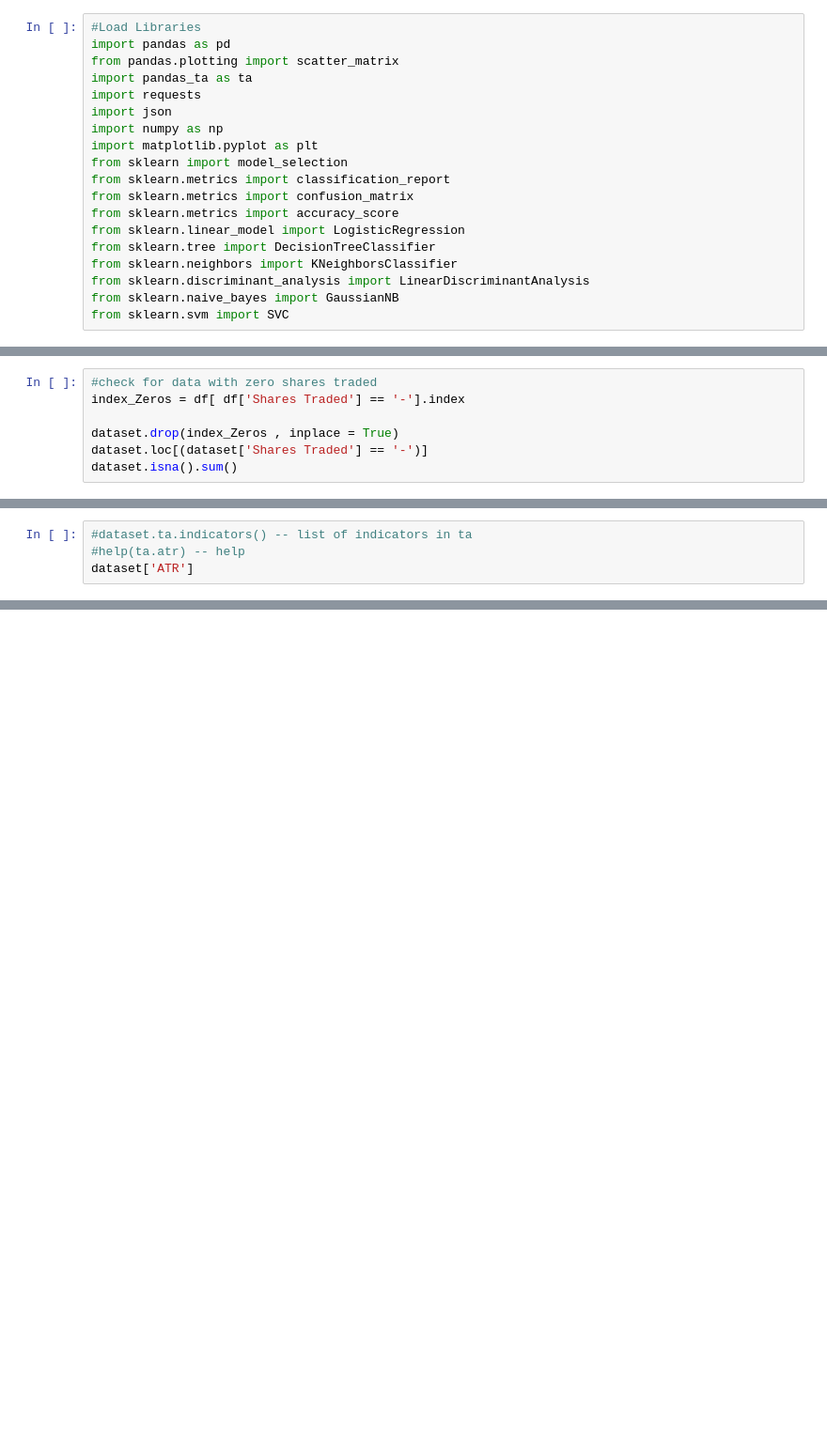
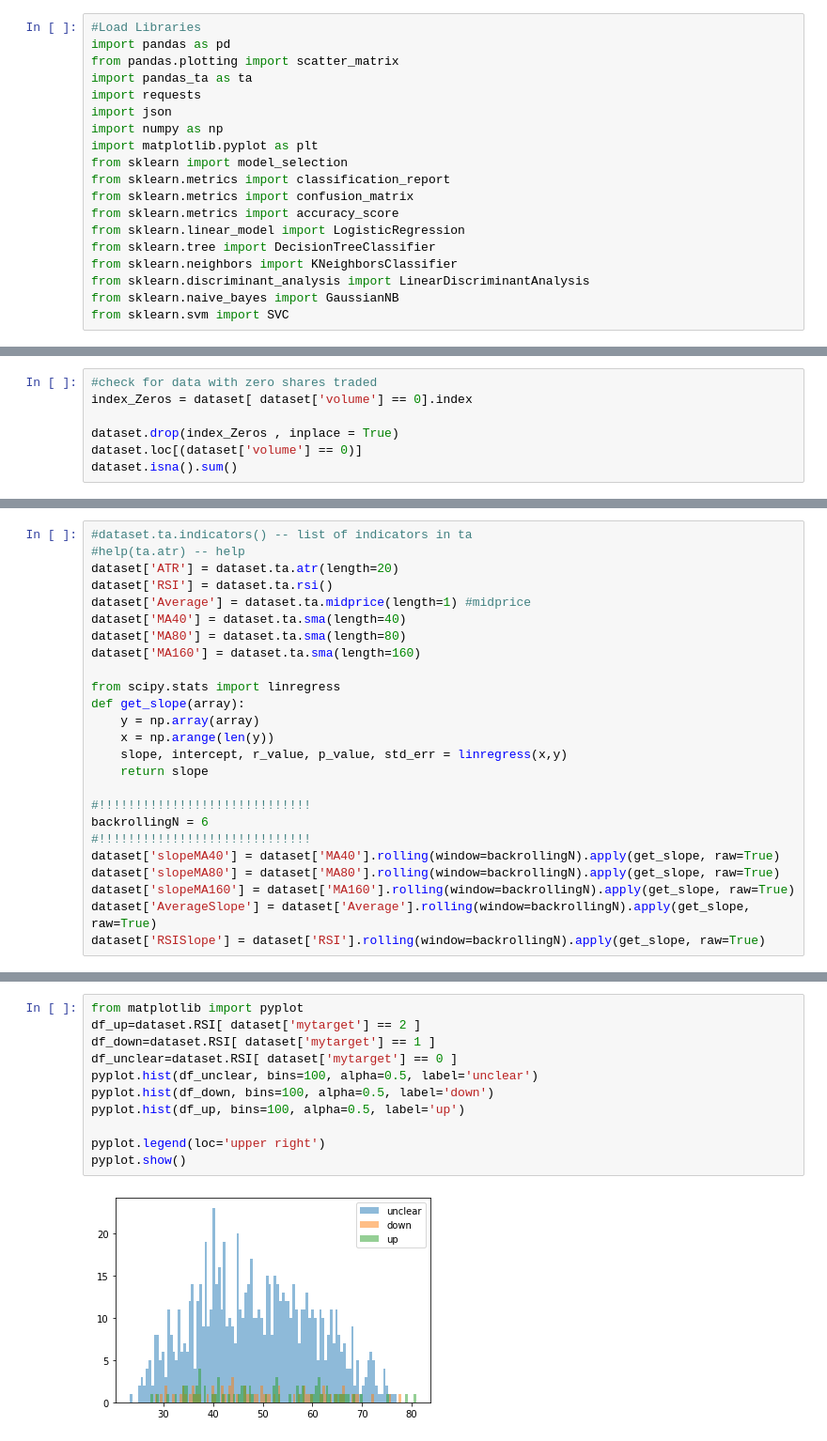
Before and after one commit to sudo-krish/Trading-bot, a Jupyter notebook: Trading bot.ipynb, the cells around one changed output, grey strips where cells are left out. Shown at 94% size. Cells and saved outputs as stored; diff of their text form; blank space fills up the shorter version.

```diff
--- a/Trading bot.ipynb
+++ b/Trading bot.ipynb
@@ -47,8 +39,8 @@ print(df)
 # %%
 #check for data with zero shares traded
-index_Zeros = df[ df['Shares Traded'] == '-'].index
+index_Zeros = dataset[ dataset['volume'] == 0].index
 
 dataset.drop(index_Zeros , inplace = True)
-dataset.loc[(dataset['Shares Traded'] == '-')]
+dataset.loc[(dataset['volume'] == 0)]
 dataset.isna().sum()
 # %% [output]
@@ -63,4 +58,25 @@ dtype: int64
 # %%
 #dataset.ta.indicators() -- list of indicators in ta
 #help(ta.atr) -- help
-dataset['ATR']
+dataset['ATR'] = dataset.ta.atr(length=20)
+dataset['RSI'] = dataset.ta.rsi()
+dataset['Average'] = dataset.ta.midprice(length=1) #midprice
+dataset['MA40'] = dataset.ta.sma(length=40)
+dataset['MA80'] = dataset.ta.sma(length=80)
+dataset['MA160'] = dataset.ta.sma(length=160)
+
+from scipy.stats import linregress
+def get_slope(array):
+    y = np.array(array)
+    x = np.arange(len(y))
+    slope, intercept, r_value, p_value, std_err = linregress(x,y)
+    return slope
+
+#!!!!!!!!!!!!!!!!!!!!!!!!!!!!!
+backrollingN = 6
+#!!!!!!!!!!!!!!!!!!!!!!!!!!!!!
+dataset['slopeMA40'] = dataset['MA40'].rolling(window=backrollingN).apply(get_slope, raw=True)
+dataset['slopeMA80'] = dataset['MA80'].rolling(window=backrollingN).apply(get_slope, raw=True)
+dataset['slopeMA160'] = dataset['MA160'].rolling(window=backrollingN).apply(get_slope, raw=True)
+dataset['AverageSlope'] = dataset['Average'].rolling(window=backrollingN).apply(get_slope, raw=True)
+dataset['RSISlope'] = dataset['RSI'].rolling(window=backrollingN).apply(get_slope, raw=True)
@@ -84,0 +168,13 @@ atr(high, low, close, length=None, mamode=None, talib=None, drift=None, offset=N
+# %%
+from matplotlib import pyplot
+df_up=dataset.RSI[ dataset['mytarget'] == 2 ]
+df_down=dataset.RSI[ dataset['mytarget'] == 1 ]
+df_unclear=dataset.RSI[ dataset['mytarget'] == 0 ]
+pyplot.hist(df_unclear, bins=100, alpha=0.5, label='unclear')
+pyplot.hist(df_down, bins=100, alpha=0.5, label='down')
+pyplot.hist(df_up, bins=100, alpha=0.5, label='up')
+
+pyplot.legend(loc='upper right')
+pyplot.show()
+# %% [output]
+[figure, added]
```
Also changed, not shown: parts of 7 cells of this notebook.
